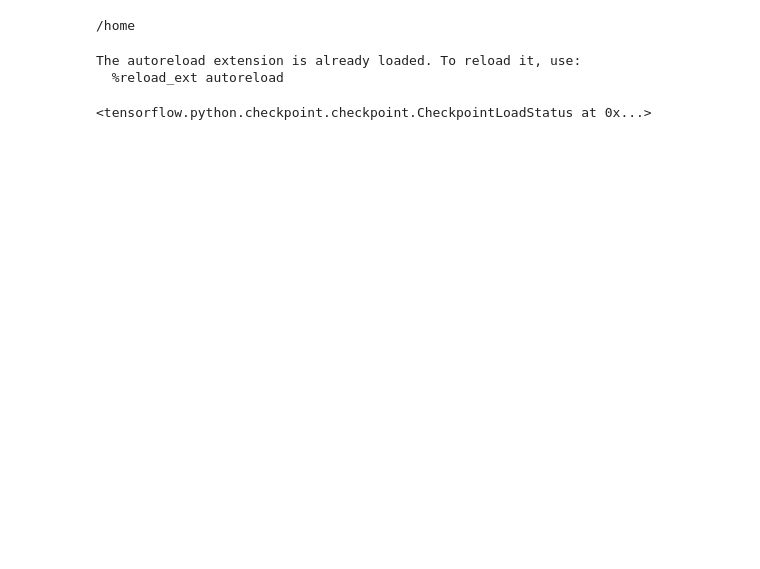
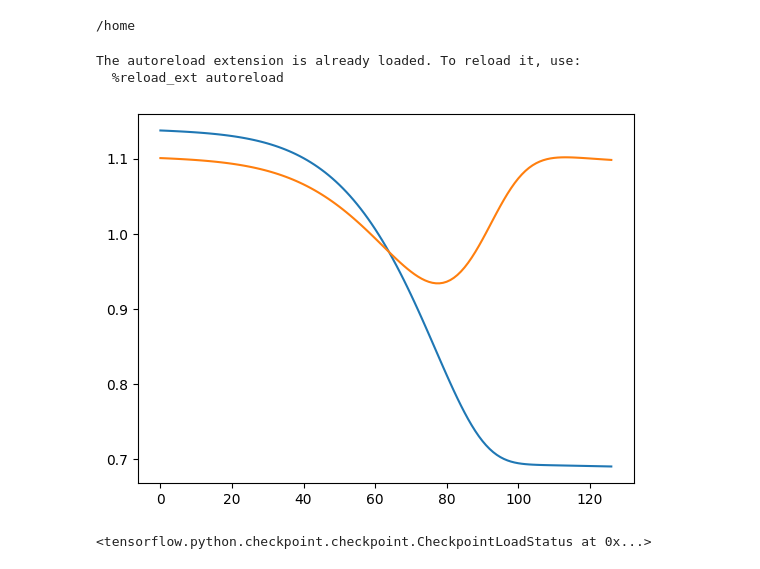
Before and after one commit to yemsnucleus/NEGFC, a Jupyter notebook: results.ipynb, the cells around one changed output. Drawn from its saved outputs; the diff is of its cells as text; code cells hidden in the pictures; blank space fills up the shorter version.

```diff
--- a/results.ipynb
+++ b/results.ipynb
@@ -24,6 +24,38 @@ The autoreload extension is already loaded. To reload it, use:
 # %%
 dataset = 'f_dhtau_low'
 test_ds = load_records('./data/records/{}/fold_0/test'.format(dataset))
+# %%
+import pandas as pd
+import os
+from tensorboard.backend.event_processing import event_accumulator
+from tensorflow.core.util import event_pb2
+
+def get_metrics(path_logs, metric_name='epoch_loss', full_logs=True, show_keys=False):
+    train_logs = [x for x in os.listdir(path_logs) if x.endswith('.v2')][-1]
+    path_train = os.path.join(path_logs, train_logs)
+
+    if full_logs:
+        ea = event_accumulator.EventAccumulator(path_train, size_guidance={'tensors': 0})
+    else:
+        ea = event_accumulator.EventAccumulator(path_train)
+
+    ea.Reload()
+
+    if show_keys:
+        print(ea.Tags())
+
+    metrics = pd.DataFrame([(w,s,tf.make_ndarray(t))for w,s,t in ea.Tensors(metric_name)],
+                columns=['wall_time', 'step', 'value'])
+    return metrics
+# %%
+logs_train = get_metrics('./logs/test_{}/logs/train/'.format(dataset))
+logs_val = get_metrics('./logs/test_{}/logs/validation/'.format(dataset))
+
+plt.plot(logs_train['value'], label='training')
+plt.plot(logs_val['value'], label='validation')
+plt.show()
+# %% [output]
+[figure, added]
 # %%
 window_size = 50
 model = create_model(window_size=window_size)
```
Also changed, not shown: parts of 5 cells of this notebook, 2 other files.
